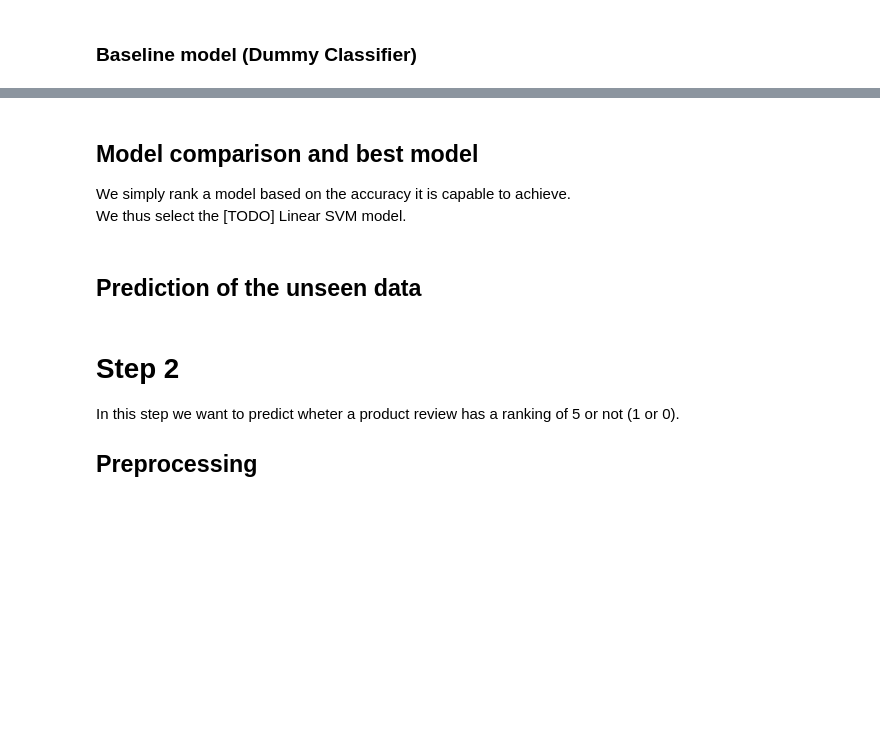
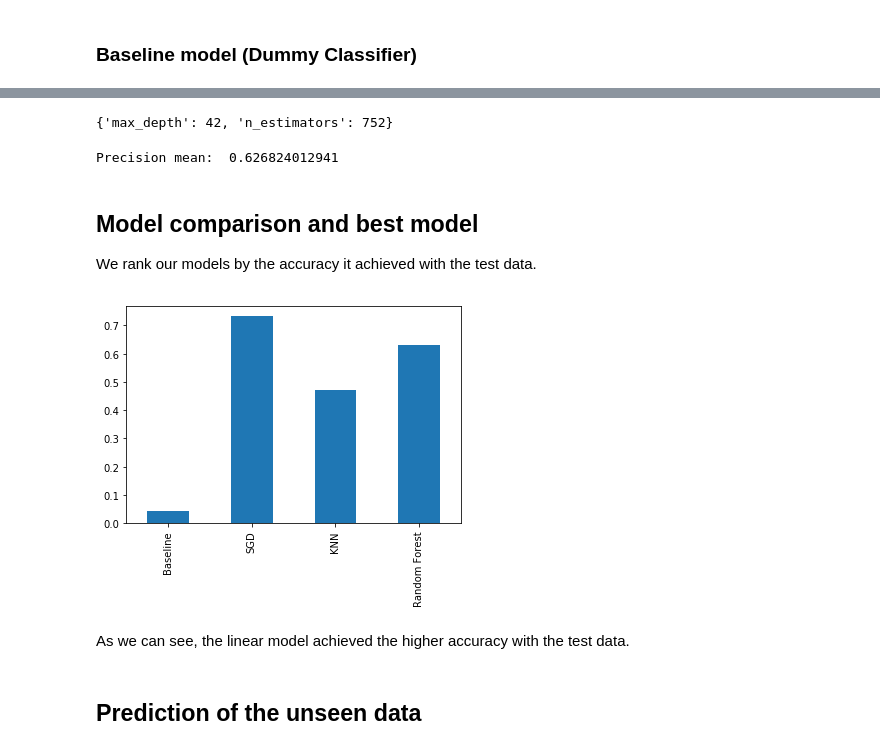
Before and after one commit to robich/dsfb, a Jupyter notebook: dsfb_project.ipynb, the cells around one changed output, grey strips where cells are left out. Drawn from its saved outputs; the diff is of its cells as text; code cells hidden in the pictures; blank space fills up the shorter version.

Commit message:
models done

```diff
--- a/dsfb_project.ipynb
+++ b/dsfb_project.ipynb
@@ -385,0 +470,2 @@ Precision mean:  0.0447061846207
+# %%
+baseline_precision = 0.0447061846207
@@ -425 +544,3 @@ Precision mean:  0.626854517112
+# %%
+SGD_precision = 0.732781987884
 # %% [markdown]
@@ -435 +591,3 @@ knn.fit(X_train, y_train)
+# %%
+knn_precision = 0.470078407045
 # %% [markdown]
@@ -443,0 +611,16 @@ rfg = RandomForestRegressor()
+# %%
+tuned_parameters = {
+    'n_estimators': range(602,801,30),
+    'max_depth': range(32,51,5)
+    }
+
+rf_clf = GridSearchCV(RandomForestClassifier(), tuned_parameters, cv=5, scoring='accuracy')
+
+run = False
+if run:
+    # As for before, we need to use less data to avoid 'memory_errors'
+    subset_size = 1000
+    rf_clf.fit(X_train[:subset_size],y_train[:subset_size])
+    print(rf_clf.best_params_)
+# %% [output]
+{'max_depth': 42, 'n_estimators': 752}
@@ -444,6 +630,29 @@ rfg = RandomForestRegressor()
+# %%
+rf_clf = RandomForestClassifier(n_estimators=best_n_estimators, max_depth=best_clf_tree_depth)
+
+# As for before, we need to use less data to avoid 'memory_errors' and speed up the all computation
+subset_size = 10000
+rf_clf.fit(X_train[:subset_size],y_train[:subset_size])
+
+y_pred = rf_clf.predict(X_test)
+print_precision(y_test, y_pred)
+# %% [output]
+Precision mean:  0.626824012941
+# %%
+randomForest_precision = 0.627599048572
 # %% [markdown]
 ## Model comparison and best model
-We simply rank a model based on the accuracy it is capable to achieve.<br />
-We thus select the [TODO] Linear SVM model.
+We rank our models by the accuracy it achieved with the test data.
+# %%
+models_precision = [baseline_precision, SGD_precision, knn_precision, randomForest_precision]
+models = ["Baseline", "SGD", "KNN", "Random Forest"]
+
+models_df = pd.DataFrame(models_precision, models)
+models_df[0].plot(kind='bar')
+plt.show()
+# %% [output]
+[figure, added]
+# %% [markdown]
+As we can see, the linear model achieved the higher accuracy with the test data.
 # %% [markdown]
 ## Prediction of the unseen data
@@ -485,6 +658,0 @@ print(X)
-# %% [markdown]
-# Step 2
-
-In this step we want to predict wheter a product review has a ranking of 5 or not (1 or 0).
-
-## Preprocessing
```
Also changed, not shown: parts of 159 cells of this notebook, 5 other files.
